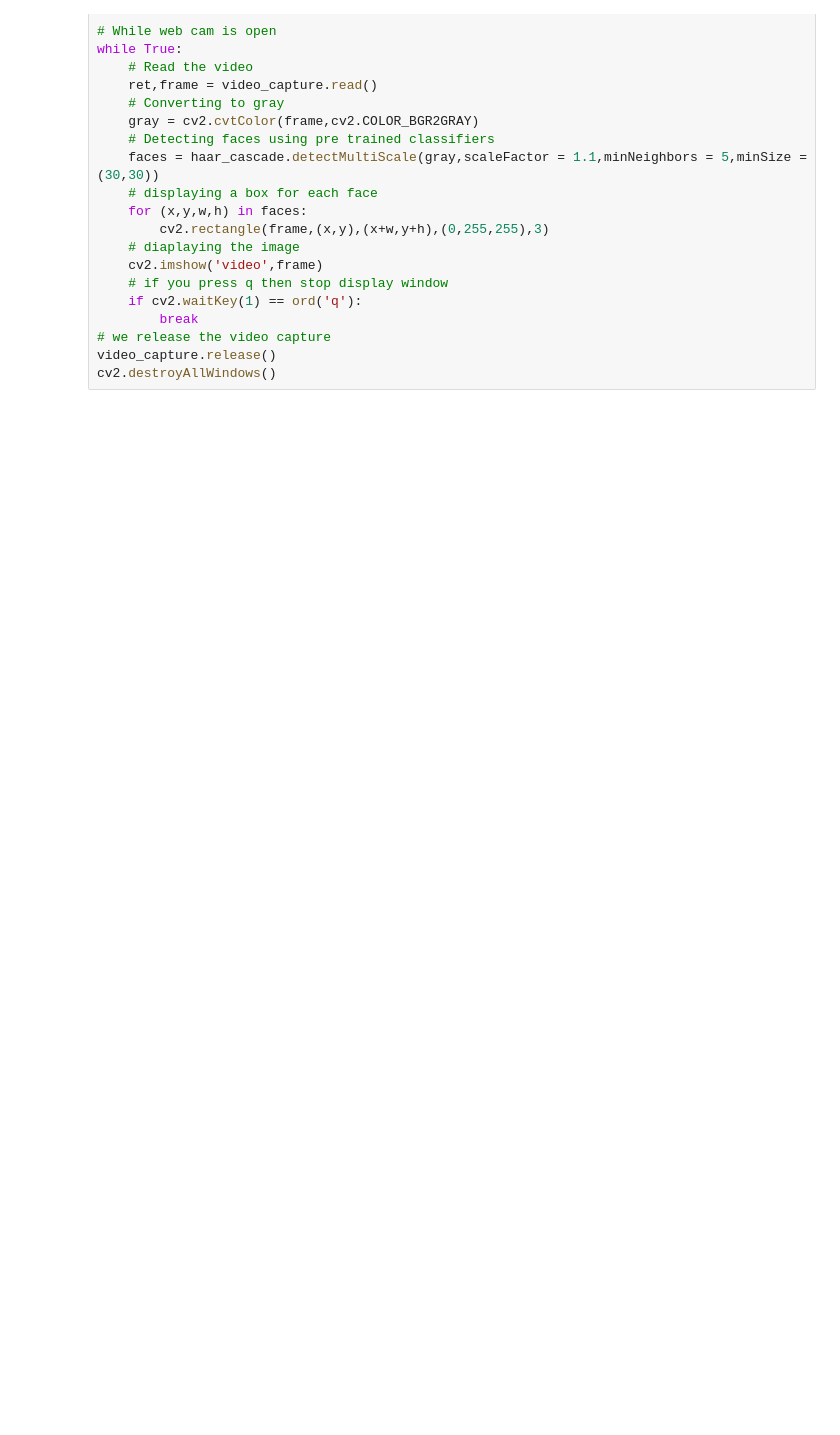
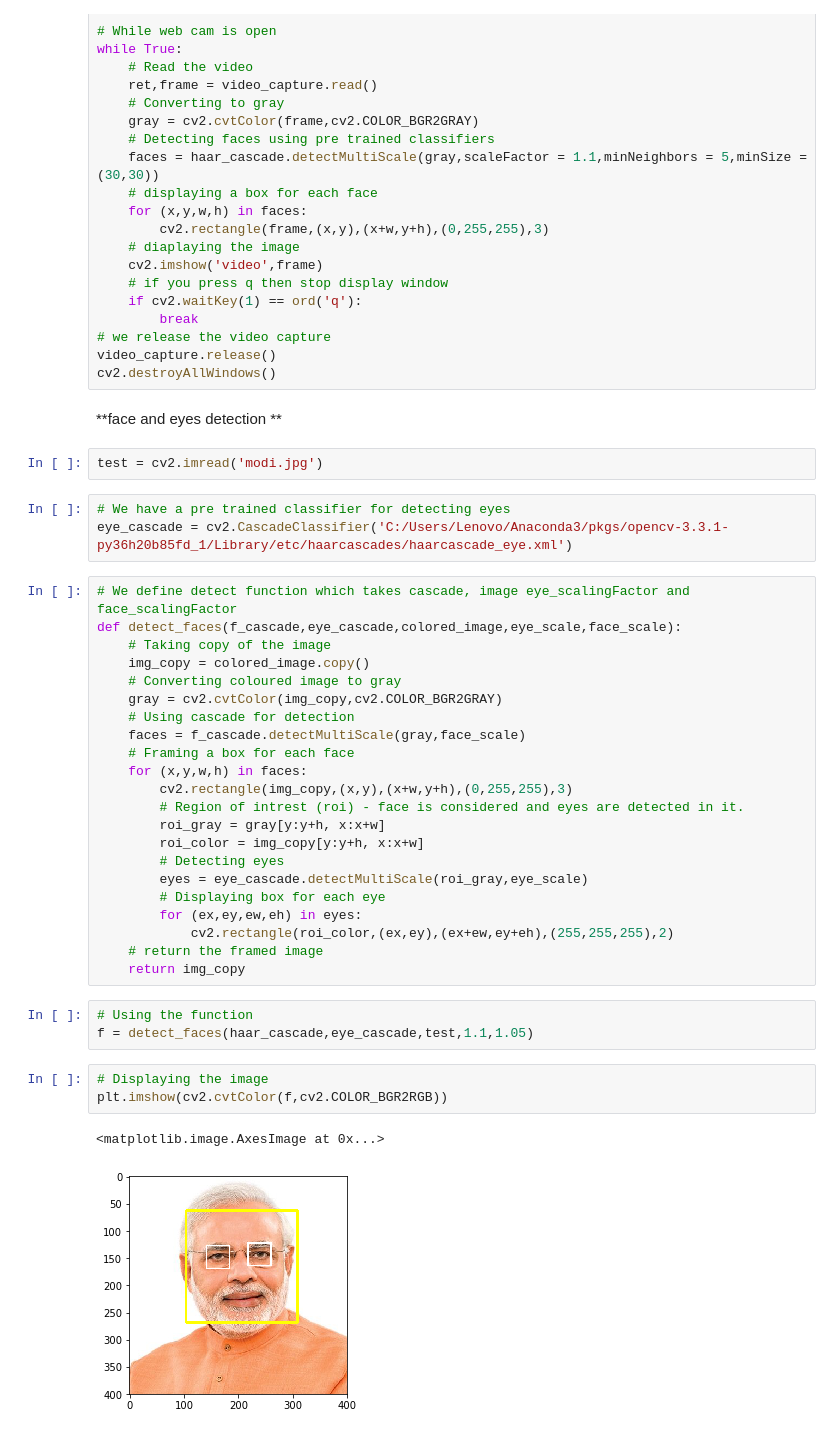
Before and after one commit to karthikreddymathuru/Face-Detection, a Jupyter notebook: Face Detection.ipynb, the cells around one changed output. Cells and saved outputs as stored; diff of their text form; blank space fills up the shorter version.

```diff
--- a/Face Detection.ipynb
+++ b/Face Detection.ipynb
@@ -111,3 +111,41 @@ while True:
 # we release the video capture
 video_capture.release()
 cv2.destroyAllWindows()
+# %% [markdown]
+**face and eyes detection **
+# %%
+test = cv2.imread('modi.jpg')
+# %%
+# We have a pre trained classifier for detecting eyes
+eye_cascade = cv2.CascadeClassifier('C:/Users/Lenovo/Anaconda3/pkgs/opencv-3.3.1-py36h20b85fd_1/Library/etc/haarcascades/haarcascade_eye.xml')
+# %%
+# We define detect function which takes cascade, image eye_scalingFactor and face_scalingFactor
+def detect_faces(f_cascade,eye_cascade,colored_image,eye_scale,face_scale):
+    # Taking copy of the image
+    img_copy = colored_image.copy()
+    # Converting coloured image to gray
+    gray = cv2.cvtColor(img_copy,cv2.COLOR_BGR2GRAY)
+    # Using cascade for detection
+    faces = f_cascade.detectMultiScale(gray,face_scale)
+    # Framing a box for each face
+    for (x,y,w,h) in faces:
+        cv2.rectangle(img_copy,(x,y),(x+w,y+h),(0,255,255),3)
+        # Region of intrest (roi) - face is considered and eyes are detected in it.
+        roi_gray = gray[y:y+h, x:x+w]
+        roi_color = img_copy[y:y+h, x:x+w]
+        # Detecting eyes
+        eyes = eye_cascade.detectMultiScale(roi_gray,eye_scale)
+        # Displaying box for each eye
+        for (ex,ey,ew,eh) in eyes:
+            cv2.rectangle(roi_color,(ex,ey),(ex+ew,ey+eh),(255,255,255),2)
+    # return the framed image
+    return img_copy
+# %%
+# Using the function
+f = detect_faces(haar_cascade,eye_cascade,test,1.1,1.05)
+# %%
+# Displaying the image
+plt.imshow(cv2.cvtColor(f,cv2.COLOR_BGR2RGB))
+# %% [output]
+<matplotlib.image.AxesImage at 0x...>
+[figure, added]
```
Also changed, not shown: parts of 1 cell of this notebook.
